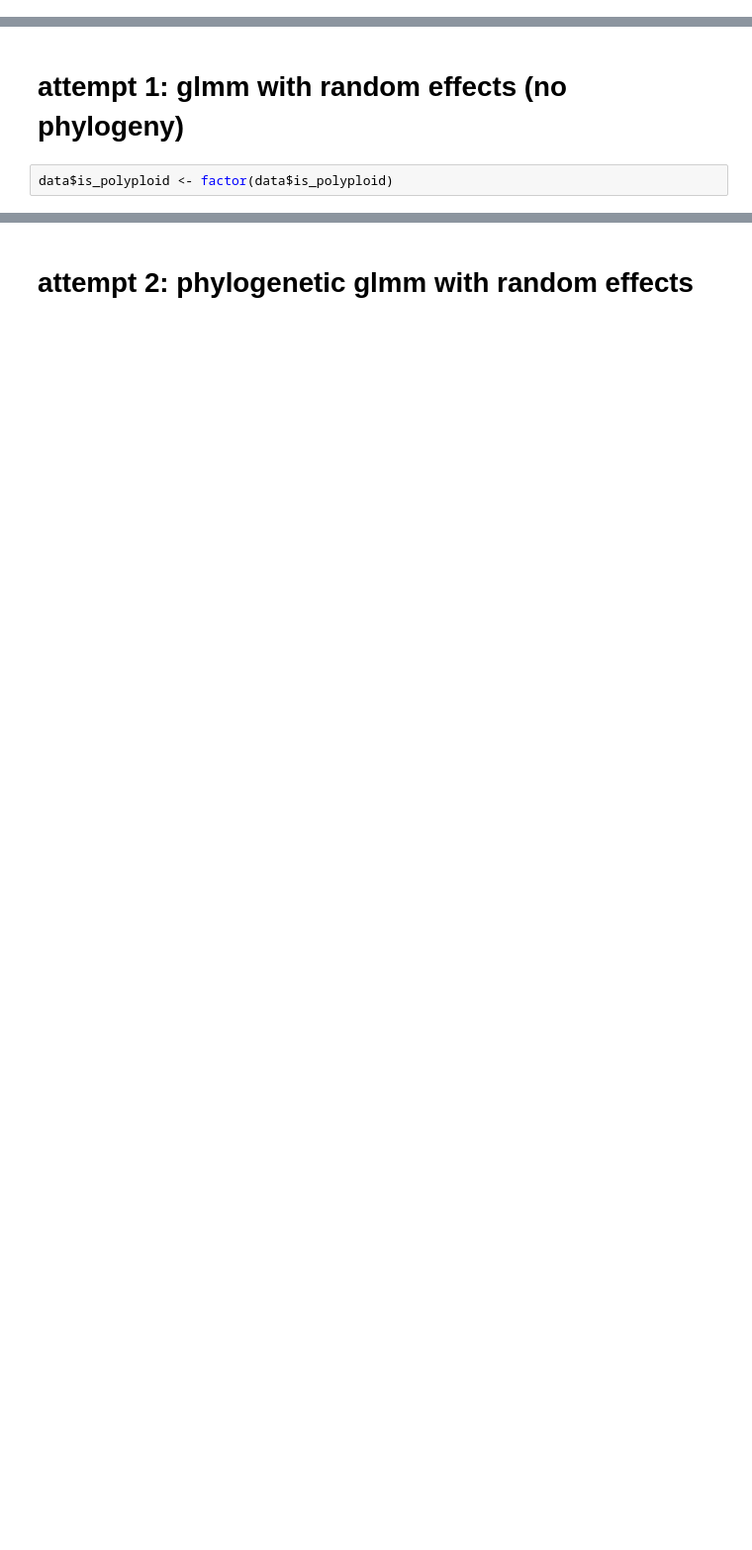
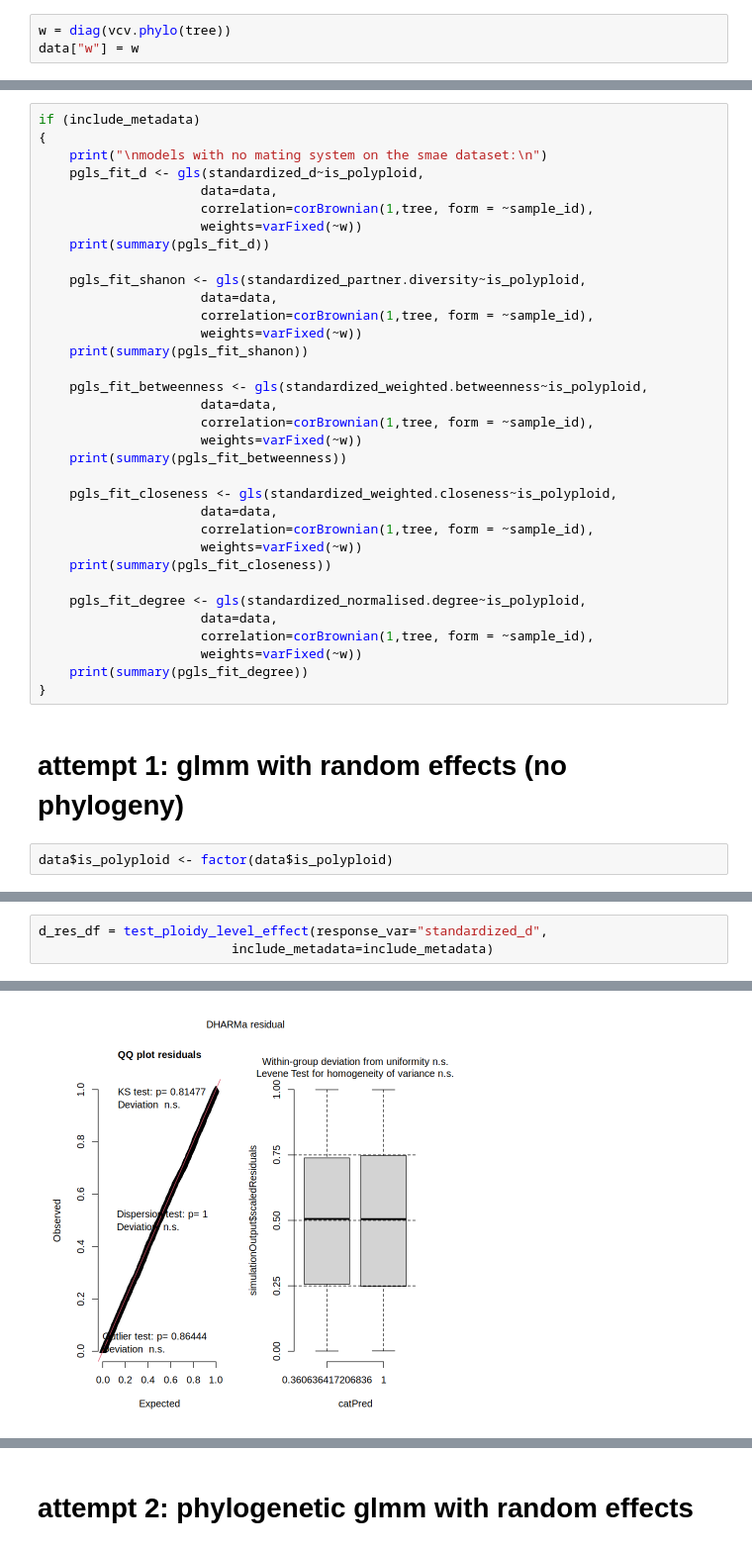
Before and after one commit to halabikeren/plant_pollinator_networks, a Jupyter notebook: notebooks/statistical_analysis/species_level/perform_analysis.ipynb, the cells around one changed output, grey strips where cells are left out. Shown at 99% size. Drawn from its saved outputs; the diff is of its cells as text; blank space fills up the shorter version.

```diff
--- a/notebooks/statistical_analysis/species_level/perform_analysis.ipynb
+++ b/notebooks/statistical_analysis/species_level/perform_analysis.ipynb
@@ -105,0 +125,3 @@ summary(pgls_fit_degree)
+# %%
+w = diag(vcv.phylo(tree))
+data["w"] = w
@@ -106,3 +206,37 @@ summary(pgls_fit_degree)
+# %%
+if (include_metadata)
+{
+    print("\nmodels with no mating system on the smae dataset:\n")
+    pgls_fit_d <- gls(standardized_d~is_polyploid,
+                     data=data,
+                     correlation=corBrownian(1,tree, form = ~sample_id),
+                     weights=varFixed(~w))
+    print(summary(pgls_fit_d))
+
+    pgls_fit_shanon <- gls(standardized_partner.diversity~is_polyploid,
+                     data=data,
+                     correlation=corBrownian(1,tree, form = ~sample_id),
+                     weights=varFixed(~w))
+    print(summary(pgls_fit_shanon))
+
+    pgls_fit_betweenness <- gls(standardized_weighted.betweenness~is_polyploid,
+                     data=data,
+                     correlation=corBrownian(1,tree, form = ~sample_id),
+                     weights=varFixed(~w))
+    print(summary(pgls_fit_betweenness))
+
+    pgls_fit_closeness <- gls(standardized_weighted.closeness~is_polyploid,
+                     data=data,
+                     correlation=corBrownian(1,tree, form = ~sample_id),
+                     weights=varFixed(~w))
+    print(summary(pgls_fit_closeness))
+
+    pgls_fit_degree <- gls(standardized_normalised.degree~is_polyploid,
+                     data=data,
+                     correlation=corBrownian(1,tree, form = ~sample_id),
+                     weights=varFixed(~w))
+    print(summary(pgls_fit_degree))
+}
 # %% [markdown]
 # attempt 1: glmm with random effects (no phylogeny)
 # %%
@@ -513,0 +328,4 @@ plot(res, asFactor = T)
+# %%
+d_res_df = test_ploidy_level_effect(response_var="standardized_d",
+                         include_metadata=include_metadata)
+# %% [output]
@@ -513,0 +349 @@ plot(res, asFactor = T)
+[figure, added]
```
Also changed, not shown: parts of 112 cells of this notebook, 1 other file.
